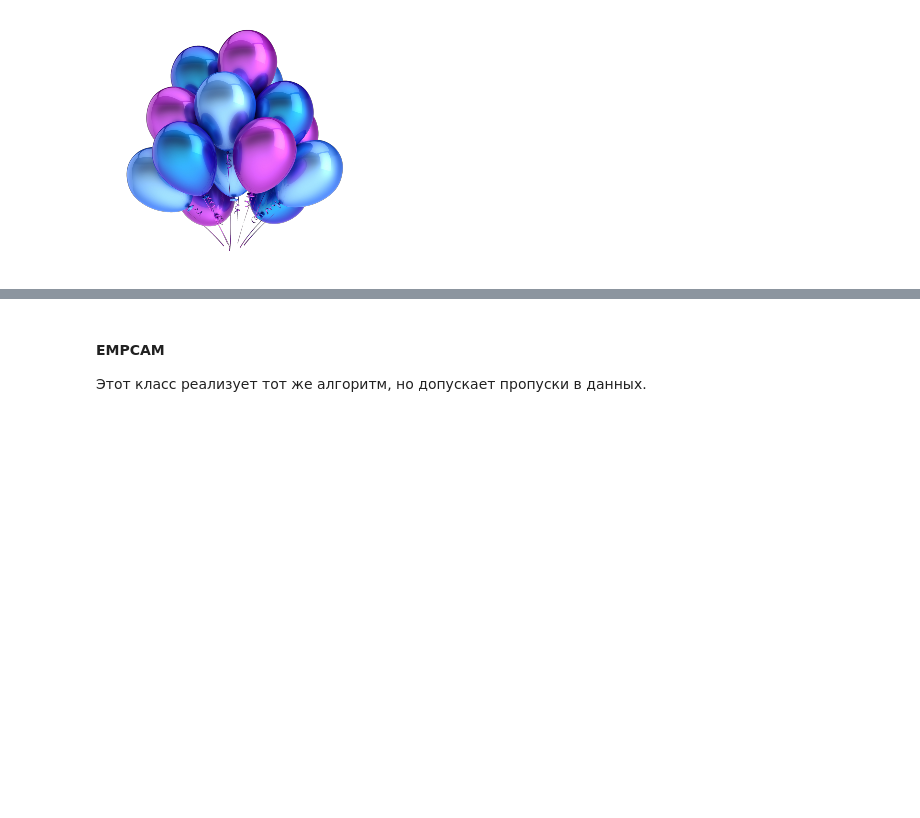
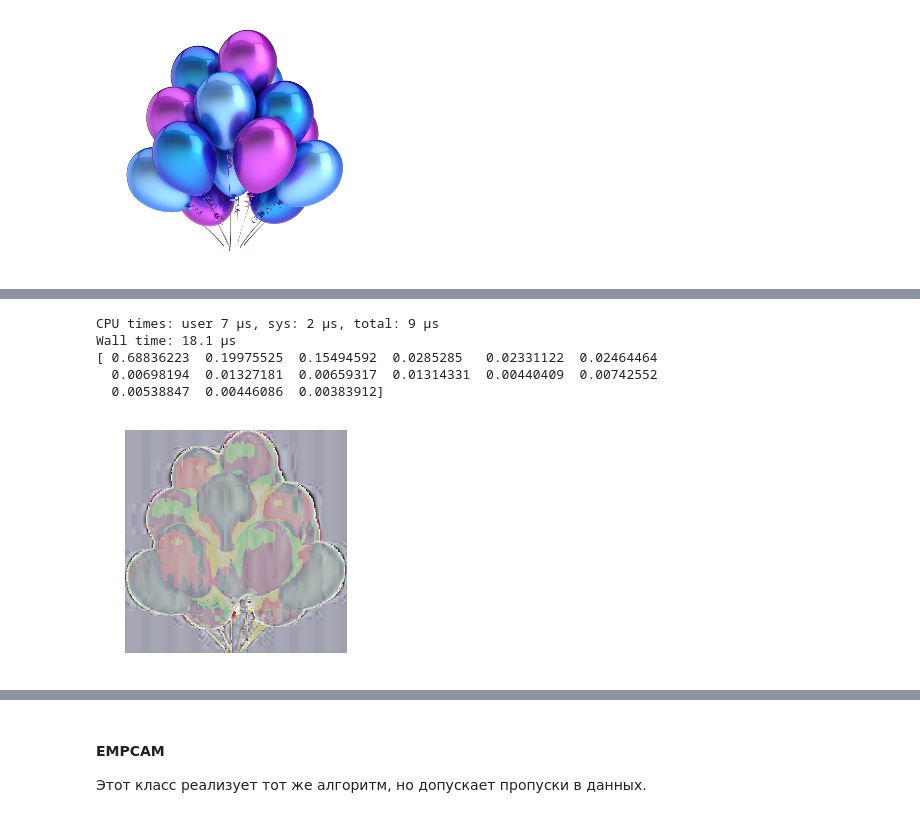
Before and after one commit to ArtsemZhuk/EMPCA, a Jupyter notebook: graphs.ipynb, the cells around one changed output, grey strips where cells are left out. Cells and saved outputs as stored; diff of their text form; code cells hidden in the pictures; blank space fills up the shorter version.

```diff
--- a/graphs.ipynb
+++ b/graphs.ipynb
@@ -135,0 +157,10 @@ plt.show()
+# %%
+% time
+compress(15)
+# %% [output]
+CPU times: user 7 µs, sys: 2 µs, total: 9 µs
+Wall time: 18.1 µs
+[ 0.68836223  0.19975525  0.15494592  0.0285285   0.02331122  0.02464464
+  0.00698194  0.01327181  0.00659317  0.01314331  0.00440409  0.00742552
+  0.00538847  0.00446086  0.00383912]
+[figure, added]
```
Also changed, not shown: parts of 8 cells of this notebook.
